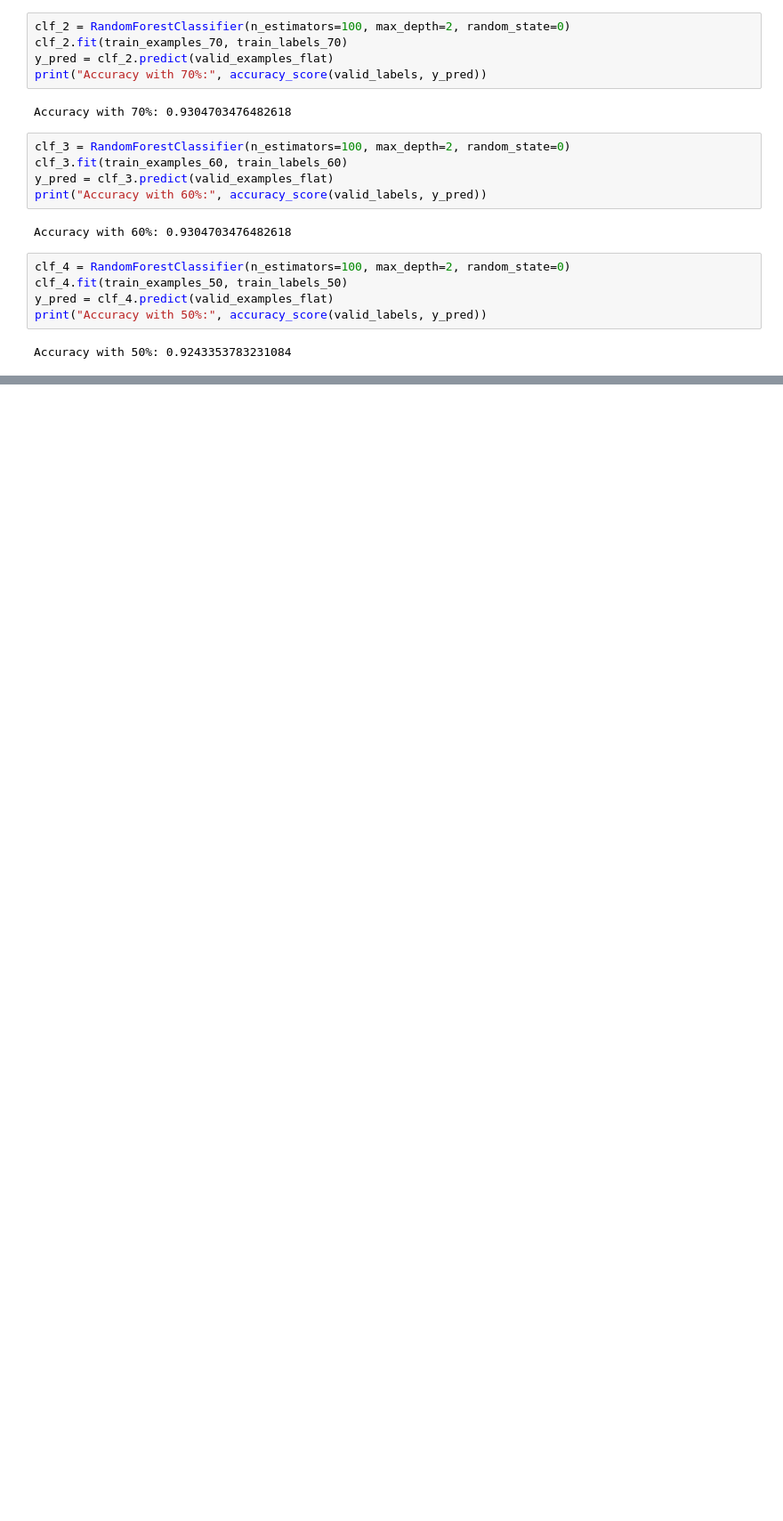
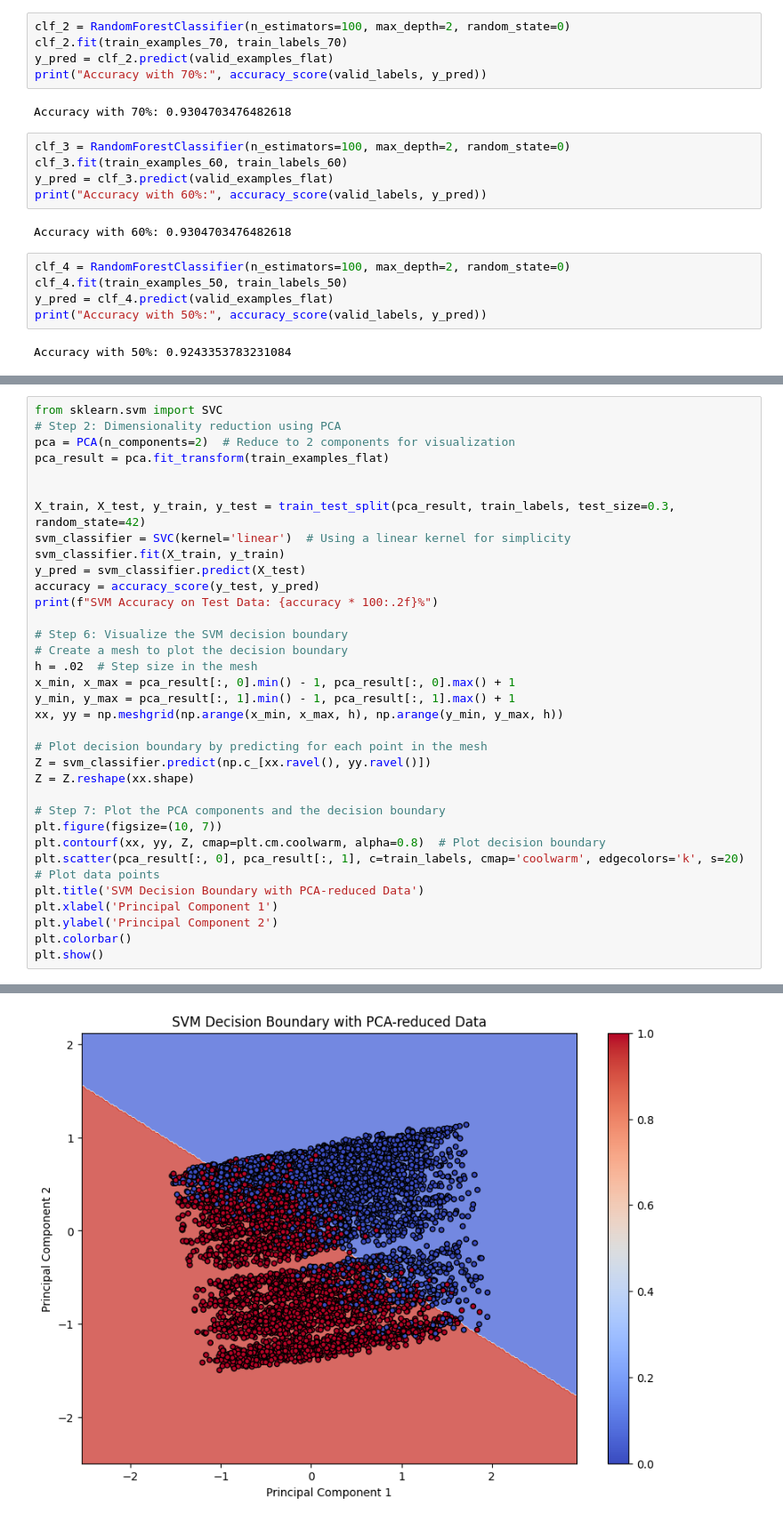
Before and after one commit to hardik1408/CS771, a Jupyter notebook: dataset2.ipynb, the cells around one changed output, grey strips where cells are left out. Shown: that part at 89% size. Saved outputs shown, nothing was run; the diff lists cells and outputs as text; blank space fills up the shorter version.

```diff
--- a/dataset2.ipynb
+++ b/dataset2.ipynb
@@ -120,0 +145,35 @@ Accuracy with 50%: 0.9243353783231084
+# %%
+from sklearn.svm import SVC
+# Step 2: Dimensionality reduction using PCA
+pca = PCA(n_components=2)  # Reduce to 2 components for visualization
+pca_result = pca.fit_transform(train_examples_flat)
+
+
+X_train, X_test, y_train, y_test = train_test_split(pca_result, train_labels, test_size=0.3, random_state=42)
+svm_classifier = SVC(kernel='linear')  # Using a linear kernel for simplicity
+svm_classifier.fit(X_train, y_train)
+y_pred = svm_classifier.predict(X_test)
+accuracy = accuracy_score(y_test, y_pred)
+print(f"SVM Accuracy on Test Data: {accuracy * 100:.2f}%")
+
+# Step 6: Visualize the SVM decision boundary
+# Create a mesh to plot the decision boundary
+h = .02  # Step size in the mesh
+x_min, x_max = pca_result[:, 0].min() - 1, pca_result[:, 0].max() + 1
+y_min, y_max = pca_result[:, 1].min() - 1, pca_result[:, 1].max() + 1
+xx, yy = np.meshgrid(np.arange(x_min, x_max, h), np.arange(y_min, y_max, h))
+
+# Plot decision boundary by predicting for each point in the mesh
+Z = svm_classifier.predict(np.c_[xx.ravel(), yy.ravel()])
+Z = Z.reshape(xx.shape)
+
+# Step 7: Plot the PCA components and the decision boundary
+plt.figure(figsize=(10, 7))
+plt.contourf(xx, yy, Z, cmap=plt.cm.coolwarm, alpha=0.8)  # Plot decision boundary
+plt.scatter(pca_result[:, 0], pca_result[:, 1], c=train_labels, cmap='coolwarm', edgecolors='k', s=20)  # Plot data points
+plt.title('SVM Decision Boundary with PCA-reduced Data')
+plt.xlabel('Principal Component 1')
+plt.ylabel('Principal Component 2')
+plt.colorbar()
+plt.show()
+# %% [output]
@@ -120,0 +181 @@ Accuracy with 50%: 0.9243353783231084
+[figure, added]
```
Also changed, not shown: parts of 2 cells of this notebook.
